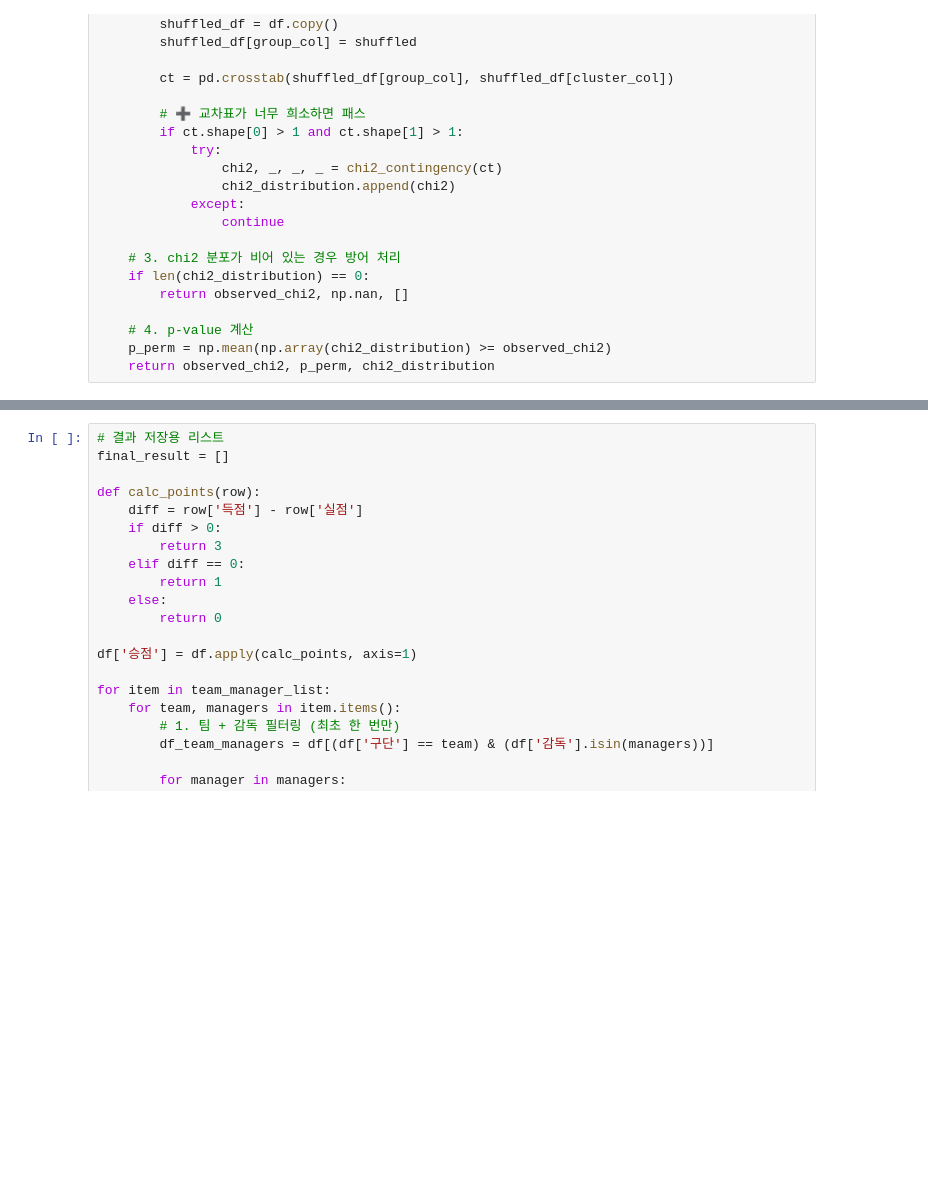
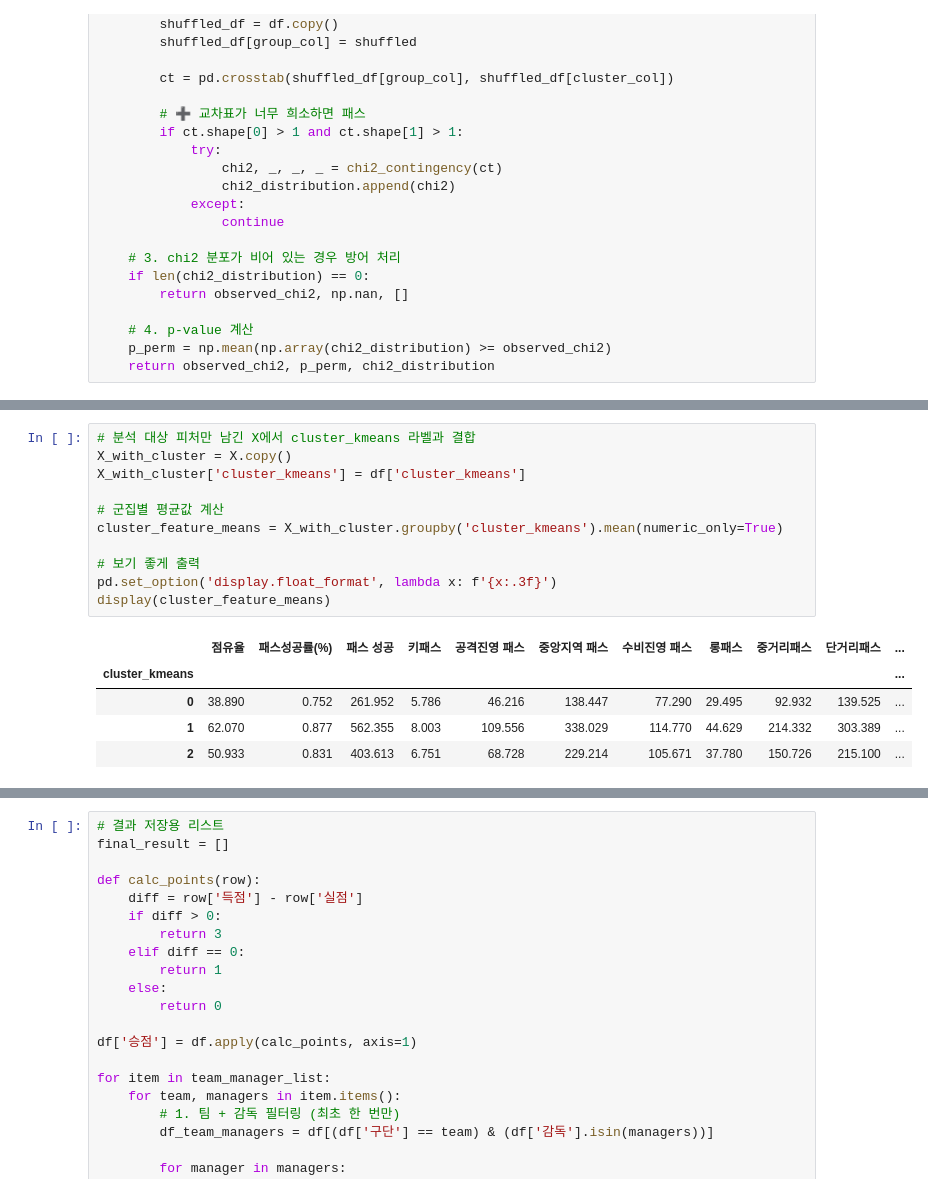
Before and after one commit to jeongbeenson19/K-league-pipeline-project, a Jupyter notebook: PaperV2.ipynb, the cells around one changed output, grey strips where cells are left out. Cells and saved outputs as stored; diff of their text form; blank space fills up the shorter version.

```diff
--- a/PaperV2.ipynb
+++ b/PaperV2.ipynb
@@ -126,3 +175,20 @@ df
+# %%
+# 분석 대상 피처만 남긴 X에서 cluster_kmeans 라벨과 결합
+X_with_cluster = X.copy()
+X_with_cluster['cluster_kmeans'] = df['cluster_kmeans']
+
+# 군집별 평균값 계산
+cluster_feature_means = X_with_cluster.groupby('cluster_kmeans').mean(numeric_only=True)
+
+# 보기 좋게 출력
+pd.set_option('display.float_format', lambda x: f'{x:.3f}')
+display(cluster_feature_means)
+# %% [output]
+|  | 점유율 | 패스성공률(%) | 패스 성공 | 키패스 | 공격진영 패스 | 중앙지역 패스 | 수비진영 패스 | 롱패스 | 중거리패스 | 단거리패스 | ... |
+| cluster_kmeans |  |  |  |  |  |  |  |  |  |  | ... |
+| 0 | 38.890 | 0.752 | 261.952 | 5.786 | 46.216 | 138.447 | 77.290 | 29.495 | 92.932 | 139.525 | ... |
+| 1 | 62.070 | 0.877 | 562.355 | 8.003 | 109.556 | 338.029 | 114.770 | 44.629 | 214.332 | 303.389 | ... |
+| 2 | 50.933 | 0.831 | 403.613 | 6.751 | 68.728 | 229.214 | 105.671 | 37.780 | 150.726 | 215.100 | ... |
 # %%
 from scipy.stats import chi2_contingency
 
```
Also changed, not shown: parts of 13 cells of this notebook.
